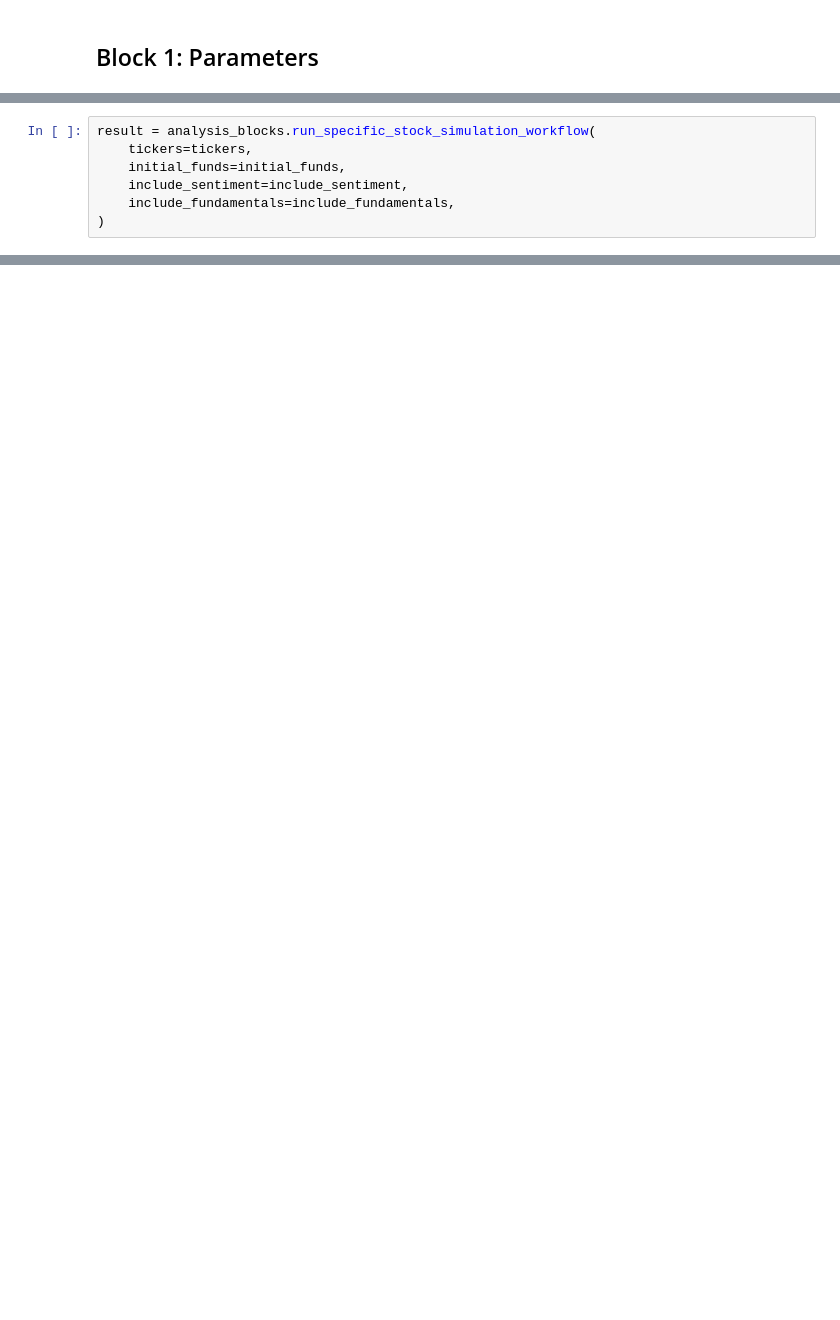
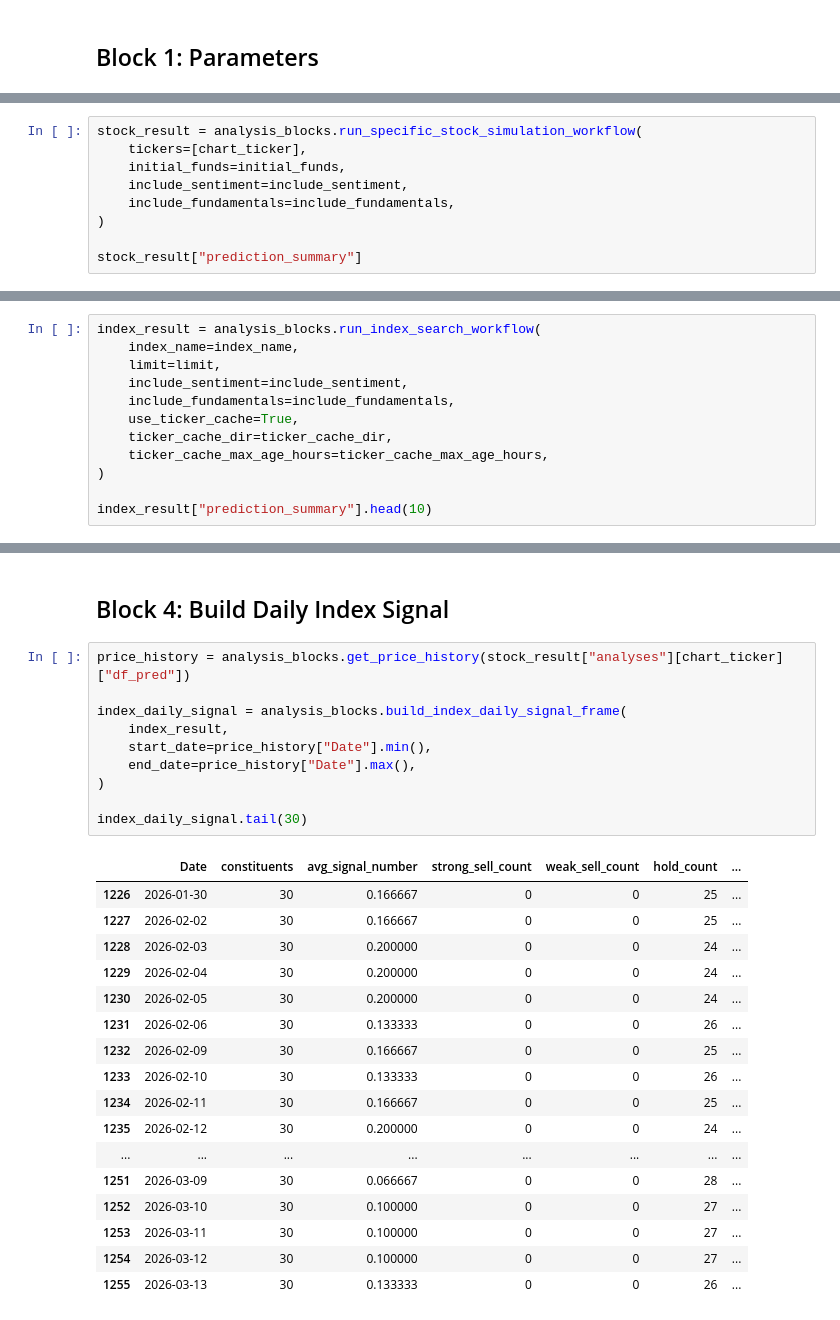
Before and after one commit to tathagata1/stock-analysis, a Jupyter notebook: 02_specific_stock_simulation.ipynb, the cells around one changed output, grey strips where cells are left out. Cells and saved outputs as stored; diff of their text form; blank space fills up the shorter version.

```diff
--- a/02_specific_stock_simulation.ipynb
+++ b/02_specific_stock_simulation.ipynb
@@ -30,7 +32,9 @@ chart_days_before_buy = 30000
 # %%
-result = analysis_blocks.run_specific_stock_simulation_workflow(
-    tickers=tickers,
+stock_result = analysis_blocks.run_specific_stock_simulation_workflow(
+    tickers=[chart_ticker],
     initial_funds=initial_funds,
     include_sentiment=include_sentiment,
     include_fundamentals=include_fundamentals,
 )
+
+stock_result["prediction_summary"]
@@ -36,0 +46,12 @@ result = analysis_blocks.run_specific_stock_simulation_workflow(
+# %%
+index_result = analysis_blocks.run_index_search_workflow(
+    index_name=index_name,
+    limit=limit,
+    include_sentiment=include_sentiment,
+    include_fundamentals=include_fundamentals,
+    use_ticker_cache=True,
+    ticker_cache_dir=ticker_cache_dir,
+    ticker_cache_max_age_hours=ticker_cache_max_age_hours,
+)
+
+index_result["prediction_summary"].head(10)
@@ -36,0 +70,30 @@ result = analysis_blocks.run_specific_stock_simulation_workflow(
+# %% [markdown]
+## Block 4: Build Daily Index Signal
+# %%
+price_history = analysis_blocks.get_price_history(stock_result["analyses"][chart_ticker]["df_pred"])
+
+index_daily_signal = analysis_blocks.build_index_daily_signal_frame(
+    index_result,
+    start_date=price_history["Date"].min(),
+    end_date=price_history["Date"].max(),
+)
+
+index_daily_signal.tail(30)
+# %% [output]
+|  | Date | constituents | avg_signal_number | strong_sell_count | weak_sell_count | hold_count | ... |
+| 1226 | 2026-01-30 | 30 | 0.166667 | 0 | 0 | 25 | ... |
+| 1227 | 2026-02-02 | 30 | 0.166667 | 0 | 0 | 25 | ... |
+| 1228 | 2026-02-03 | 30 | 0.200000 | 0 | 0 | 24 | ... |
+| 1229 | 2026-02-04 | 30 | 0.200000 | 0 | 0 | 24 | ... |
+| 1230 | 2026-02-05 | 30 | 0.200000 | 0 | 0 | 24 | ... |
+| 1231 | 2026-02-06 | 30 | 0.133333 | 0 | 0 | 26 | ... |
+| 1232 | 2026-02-09 | 30 | 0.166667 | 0 | 0 | 25 | ... |
+| 1233 | 2026-02-10 | 30 | 0.133333 | 0 | 0 | 26 | ... |
+| 1234 | 2026-02-11 | 30 | 0.166667 | 0 | 0 | 25 | ... |
+| 1235 | 2026-02-12 | 30 | 0.200000 | 0 | 0 | 24 | ... |
+| ... | ... | ... | ... | ... | ... | ... | ... |
+| 1251 | 2026-03-09 | 30 | 0.066667 | 0 | 0 | 28 | ... |
+| 1252 | 2026-03-10 | 30 | 0.100000 | 0 | 0 | 27 | ... |
+| 1253 | 2026-03-11 | 30 | 0.100000 | 0 | 0 | 27 | ... |
+| 1254 | 2026-03-12 | 30 | 0.100000 | 0 | 0 | 27 | ... |
+| 1255 | 2026-03-13 | 30 | 0.133333 | 0 | 0 | 26 | ... |
```
Also changed, not shown: parts of 19 cells of this notebook, 1 other file.
